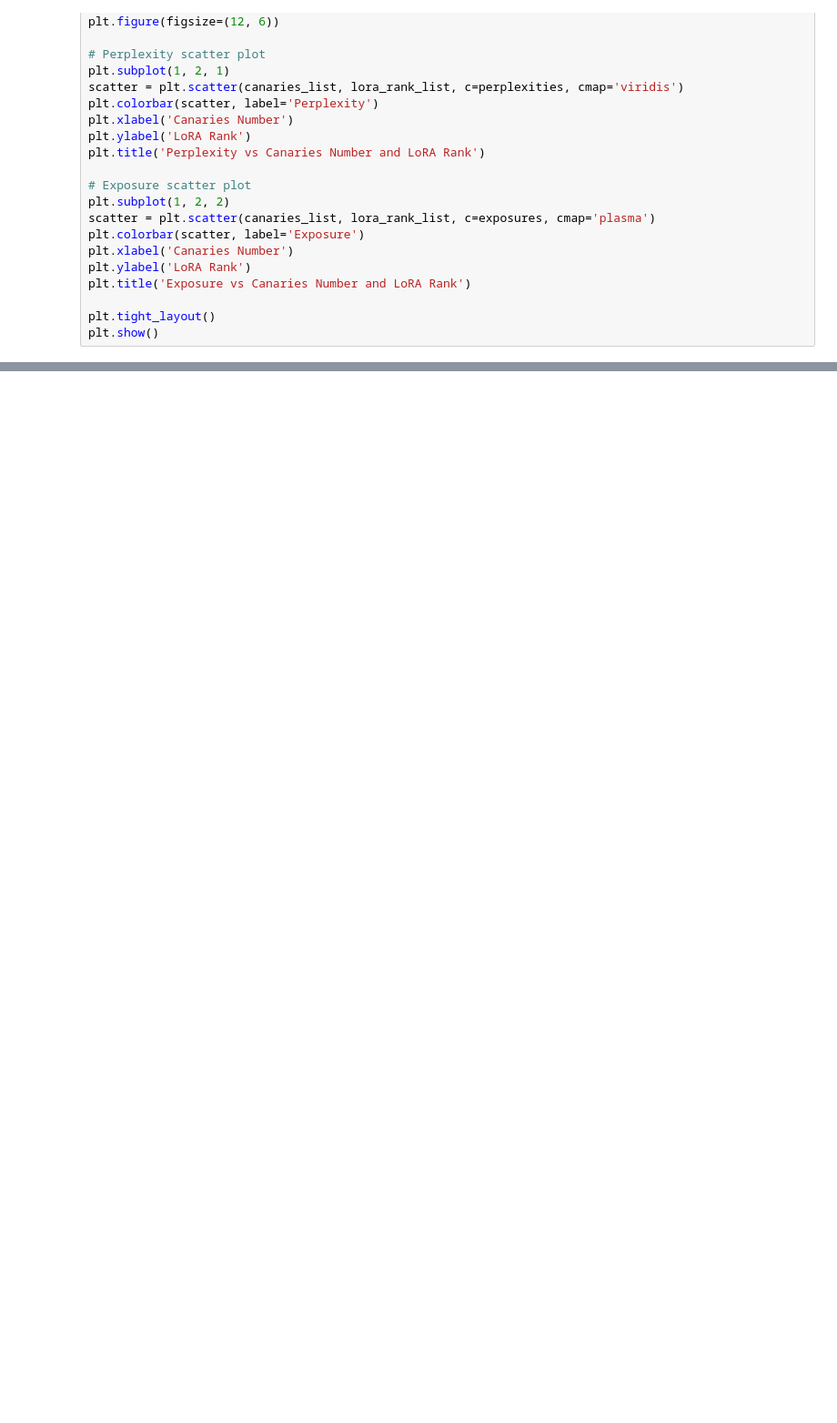
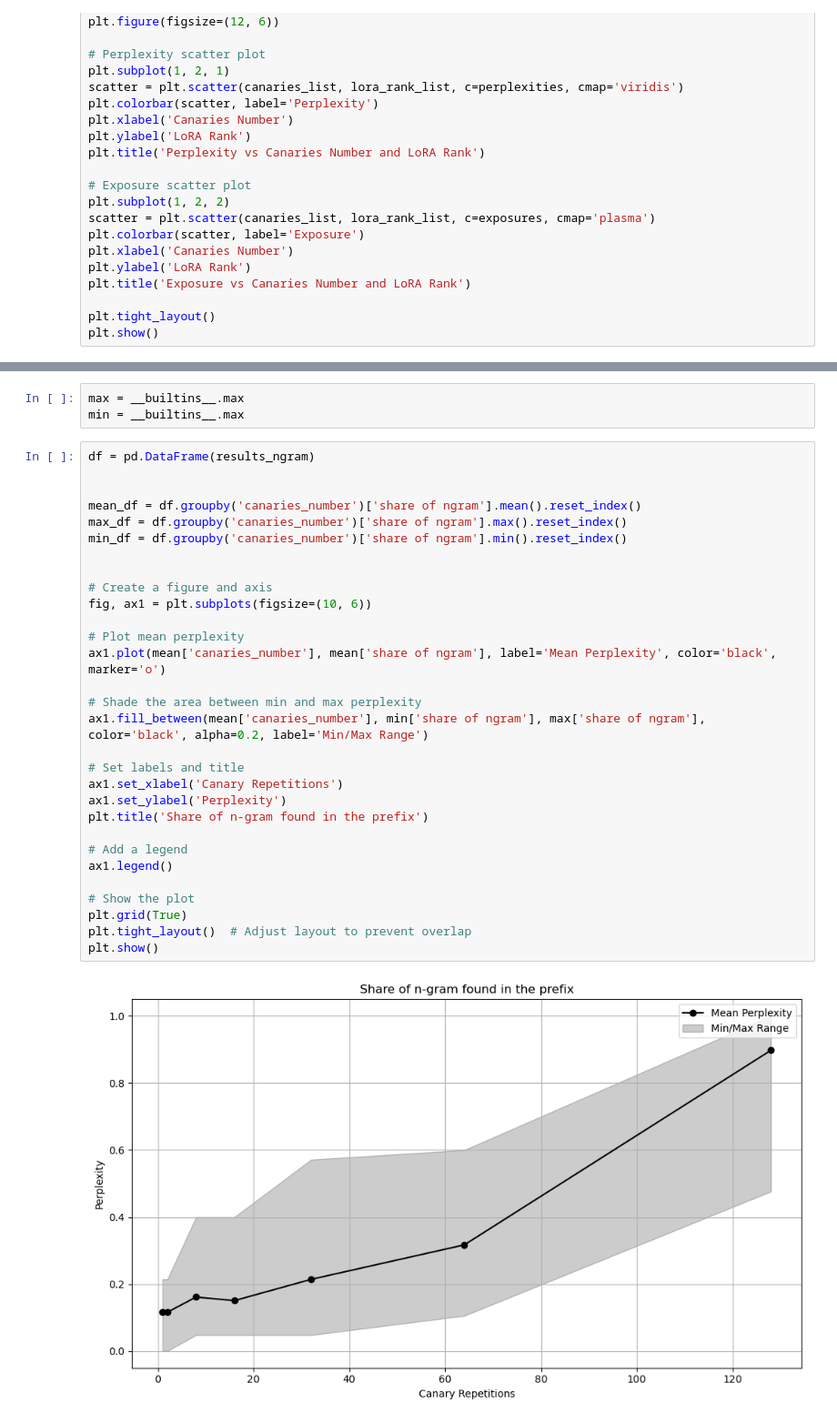
Before and after one commit to DanilSavine/memorization-data-extraction-attacks-fine-tuned-llms, a Jupyter notebook: notebooks/analysis.ipynb, the cells around one changed output, grey strips where cells are left out. Shown: that part at 91% size. Drawn from its saved outputs; the diff is of its cells as text; blank space fills up the shorter version.

```diff
--- a/notebooks/analysis.ipynb
+++ b/notebooks/analysis.ipynb
@@ -588,0 +1073,35 @@ plt.show()
+# %%
+max = __builtins__.max
+min = __builtins__.max
+# %%
+df = pd.DataFrame(results_ngram)
+
+
+mean_df = df.groupby('canaries_number')['share of ngram'].mean().reset_index()
+max_df = df.groupby('canaries_number')['share of ngram'].max().reset_index()
+min_df = df.groupby('canaries_number')['share of ngram'].min().reset_index()
+
+
+# Create a figure and axis
+fig, ax1 = plt.subplots(figsize=(10, 6))
+
+# Plot mean perplexity
+ax1.plot(mean['canaries_number'], mean['share of ngram'], label='Mean Perplexity', color='black', marker='o')
+
+# Shade the area between min and max perplexity
+ax1.fill_between(mean['canaries_number'], min['share of ngram'], max['share of ngram'], color='black', alpha=0.2, label='Min/Max Range')
+
+# Set labels and title
+ax1.set_xlabel('Canary Repetitions')
+ax1.set_ylabel('Perplexity')
+plt.title('Share of n-gram found in the prefix')
+
+# Add a legend
+ax1.legend()
+
+# Show the plot
+plt.grid(True)
+plt.tight_layout()  # Adjust layout to prevent overlap
+plt.show()
+# %% [output]
+[figure, added]
```
Also changed, not shown: parts of 33 cells of this notebook, 4 other files.
